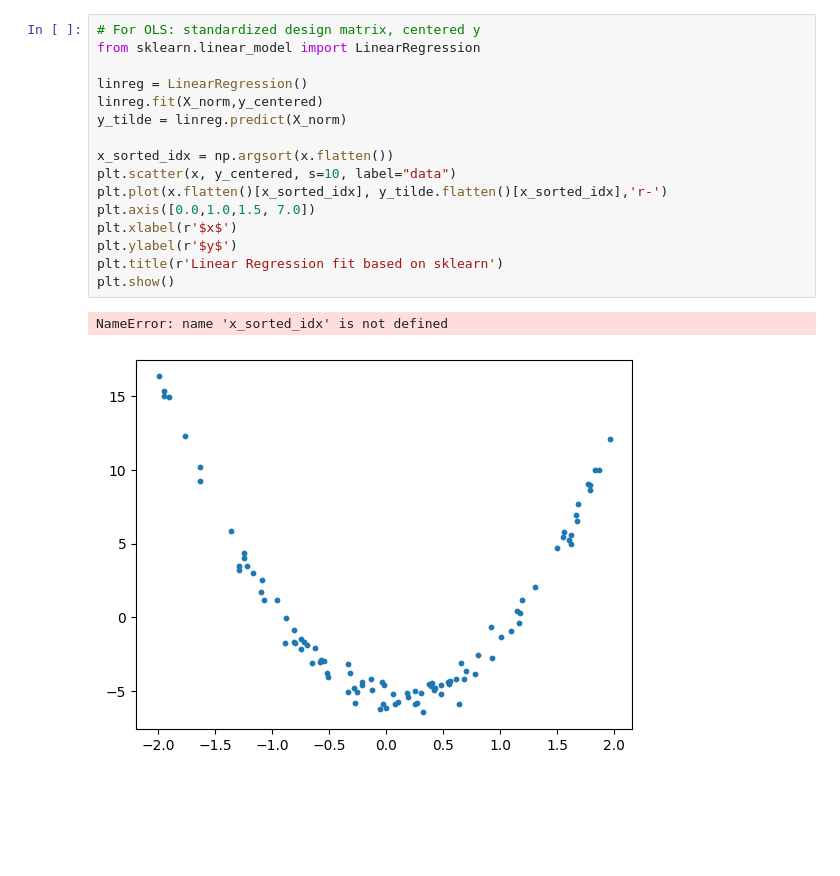
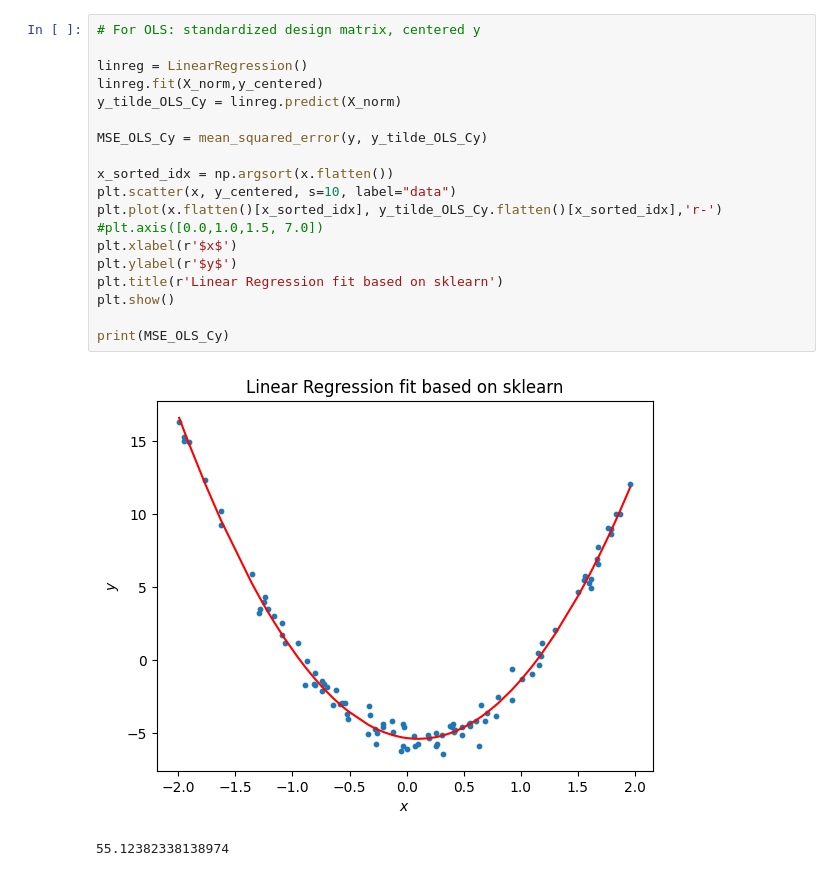
Before and after one commit to viktokr/FYS_STK4155-ukesoppgaver, a Jupyter notebook: testing_theory.ipynb, the cells around one changed output. Drawn from its saved outputs; the diff is of its cells as text; blank space fills up the shorter version.

```diff
--- a/testing_theory.ipynb
+++ b/testing_theory.ipynb
@@ -20,20 +22,23 @@ y_mean = np.mean(y)
 y_centered = y - y_mean
 # %%
 # For OLS: standardized design matrix, centered y
-from sklearn.linear_model import LinearRegression
 
 linreg = LinearRegression()
 linreg.fit(X_norm,y_centered)
-y_tilde = linreg.predict(X_norm)
+y_tilde_OLS_Cy = linreg.predict(X_norm)
+
+MSE_OLS_Cy = mean_squared_error(y, y_tilde_OLS_Cy)
 
 x_sorted_idx = np.argsort(x.flatten())
 plt.scatter(x, y_centered, s=10, label="data")
-plt.plot(x.flatten()[x_sorted_idx], y_tilde.flatten()[x_sorted_idx],'r-')
-plt.axis([0.0,1.0,1.5, 7.0])
+plt.plot(x.flatten()[x_sorted_idx], y_tilde_OLS_Cy.flatten()[x_sorted_idx],'r-')
+#plt.axis([0.0,1.0,1.5, 7.0])
 plt.xlabel(r'$x$')
 plt.ylabel(r'$y$')
 plt.title(r'Linear Regression fit based on sklearn')
 plt.show()
+
+print(MSE_OLS_Cy)
 # %% [output]
+[figure, new version]
-NameError: name 'x_sorted_idx' is not defined
+55.12382338138974
-[figure, old version]
```
Also changed, not shown: parts of 2 cells of this notebook.
